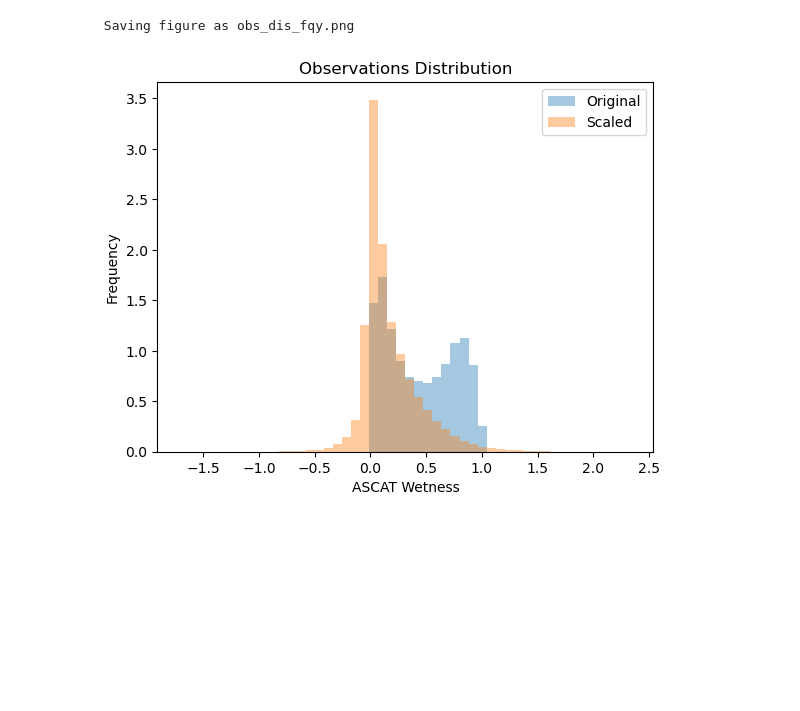
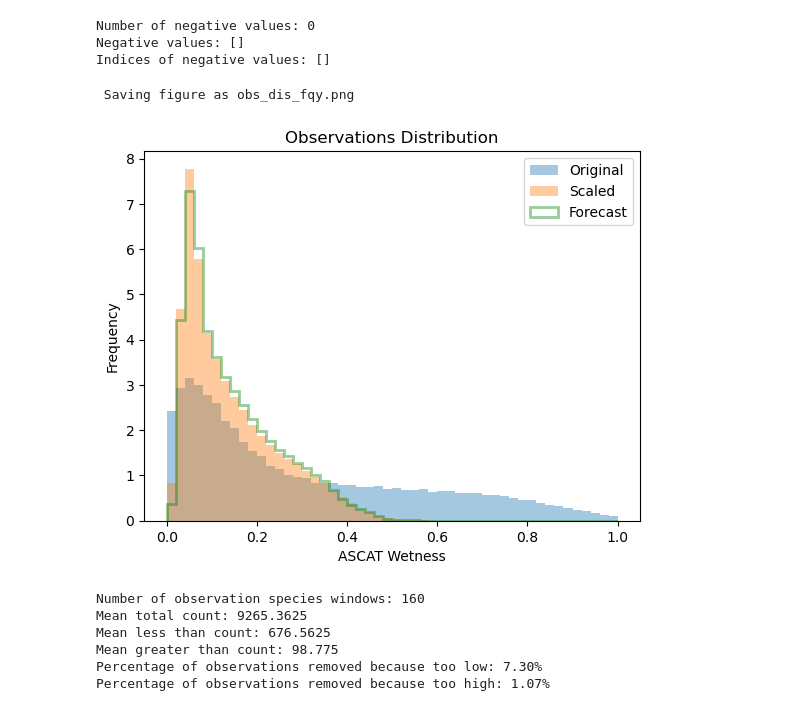
Before and after one commit to amfox37/GEOSldas_diagnostics, a Jupyter notebook: Jupyter/ASCAT_scaling_plotter.ipynb, the cells around one changed output. Drawn from its saved outputs; the diff is of its cells as text; code cells hidden in the pictures; blank space fills up the shorter version.

```diff
--- a/Jupyter/ASCAT_scaling_plotter.ipynb
+++ b/Jupyter/ASCAT_scaling_plotter.ipynb
@@ -10,8 +10,8 @@ from mapper_functions import plot_na
 
 from my_functions import read_obsfcstana
 # %%
-path = '/discover/nobackup/amfox/Experiments/ASCAT_scale_test_debug_v2/ASCAT_M36/output/SMAP_EASEv2_M36_GLOBAL/ana/ens_avg/Y2015/M06/'
-file_name_start = 'ASCAT_M36.ens_avg.ldas_ObsFcstAna.201506'
+path = '/discover/nobackup/amfox/Experiments/OLv7_M36_ascat/OLv7_M36_ascat/output/SMAP_EASEv2_M36_GLOBAL/ana/ens_avg/Y2015/M04/'
+file_name_start = 'OLv7_M36_ascat.ens_avg.ldas_ObsFcstAna.2015040'
 printflag = False
 
 date_time, obs_species, obs_tilenum, obs_lon, obs_lat, obs_obs, obs_obsvar, obs_fcst, obs_fcstvar, obs_ana, obs_anavar = read_obsfcstana(path, file_name_start, printflag)
@@ -31,6 +20,6 @@ date_time
 # %%
-path = '/discover/nobackup/amfox/Experiments/ASCAT_noscale_test_debug/ASCAT_M36/output/SMAP_EASEv2_M36_GLOBAL/ana/ens_avg/Y2015/M06/'
-file_name_start = 'ASCAT_M36.ens_avg.ldas_ObsFcstAna.201506'
+path = '/discover/nobackup/amfox/Experiments/ASCAT_test_new_scaling/ASCAT_test_new_scaling/output/SMAP_EASEv2_M36_GLOBAL/ana/ens_avg/Y2015/M04/'
+file_name_start = 'ASCAT_test_new_scaling.ens_avg.ldas_ObsFcstAna.2015040'
 printflag = False
 
 date_time2, obs_species2, obs_tilenum2, obs_lon2, obs_lat2, obs_obs2, obs_obsvar2, obs_fcst2, obs_fcstvar2, obs_ana2, obs_anavar2 = read_obsfcstana(path, file_name_start, printflag)
@@ -200,33 +189,96 @@ plt.show()
+# %%
+# Count the number of negative values
+num_negatives = np.sum(obs_obs2 < 0)
+
+# Print the result
+print("Number of negative values:", num_negatives)
+
+# Create a boolean mask for negative values
+mask = obs_obs2 < 0
+
+# Create a new array containing only the negative values
+negatives = obs_obs2[mask]
+
+# Print the negative values
+print("Negative values:", negatives)
+
+# Get the indices of the negative values
+indices = np.where(mask)[0]
+
+# Print the indices of the negative values
+print("Indices of negative values:", indices)
+# %% [output]
+Number of negative values: 0
+Negative values: []
+Indices of negative values: []
 # %%
 # Generate data
 data1 = obs_obs
 data2 = obs_obs2
+data3 = obs_fcst2
 
 # Define bin edges
-combined_data = np.concatenate([data1, data2])
+combined_data = np.concatenate([data1, data2, data3])
 bin_edges = np.linspace(np.min(combined_data), np.max(combined_data), 51)
 
 # Plot histogram as a line
 fig, ax = plt.subplots()
 
-n2, bins, patches = ax.hist(data2, density=True, bins=bin_edges, alpha=0.4, label='Original')
-n1, bins, patches = ax.hist(data1, density=True, bins=bin_edges, alpha=0.4, label='Scaled')
+n2, bins, patches = ax.hist(data1, density=True, bins=bin_edges, alpha=0.4, label='Original')
+n1, bins, patches = ax.hist(data2, density=True, bins=bin_edges, alpha=0.4, label='Scaled')
+n3, bins, patches = ax.hist(data3, density=True, bins=bin_edges, alpha=0.4, label='Forecast', color='green', histtype='step', linewidth=2)
 
 # Add labels and title
 ax.set_xlabel('ASCAT Wetness')
 ax.set_ylabel('Frequency')
 ax.set_title('Observations Distribution')
 ax.legend()
 
 savename = 'obs_dis_fqy.png'
 print(" Saving figure as", savename, "\n")
 plt.savefig(savename, dpi = 400)
 
 # Show plot
 plt.show()
 # %% [output]
  Saving figure as obs_dis_fqy.png
-[figure, old version]
+[figure, new version]
+# %%
+import re
+
+# Open the file for reading
+with open('/discover/nobackup/amfox/Experiments/ASCAT_test_new_scaling/ASCAT_test_new_scaling/output/SMAP_EASEv2_M36_GLOBAL/rc_out/Y2015/M04/ASCAT_test_new_scaling.ldas_log.20150401_0000z.txt', 'r') as file:
+
+    # Read the file contents
+    contents = file.read()
+
+    # Define the regular expression pattern
+    pattern = r'Total count: (\d+)  Less than count: (\d+)  Greater than count: (\d+)'
+
+    # Find all the lines that match the pattern
+    matches = re.findall(pattern, contents)
+
+    # Calculate the mean of the total_count values
+    total_counts = [int(match[0]) for match in matches]
+    mean_total_count = sum(total_counts) / len(total_counts)
+    mean_less_than_count = sum([int(match[1]) for match in matches]) / len(matches)
+    mean_greater_than_count = sum([int(match[2]) for match in matches]) / len(matches)
+
+    # Print the mean total count
+    print(f'Number of observation species windows: {len(matches)}')
+    print(f'Mean total count: {mean_total_count}')
+    print(f'Mean less than count: {mean_less_than_count}')
+    print(f'Mean greater than count: {mean_greater_than_count}')
+
+    print(f'Percentage of observations removed because too low: {mean_less_than_count / mean_total_count * 100:.2f}%')
+    print(f'Percentage of observations removed because too high: {mean_greater_than_count / mean_total_count * 100:.2f}%')
+# %% [output]
+Number of observation species windows: 160
+Mean total count: 9265.3625
+Mean less than count: 676.5625
+Mean greater than count: 98.775
+Percentage of observations removed because too low: 7.30%
+Percentage of observations removed because too high: 1.07%
 # %%
 # Generate data
 data1 = obs_fcst
```
Also changed, not shown: parts of 20 cells of this notebook, 1 other file.
